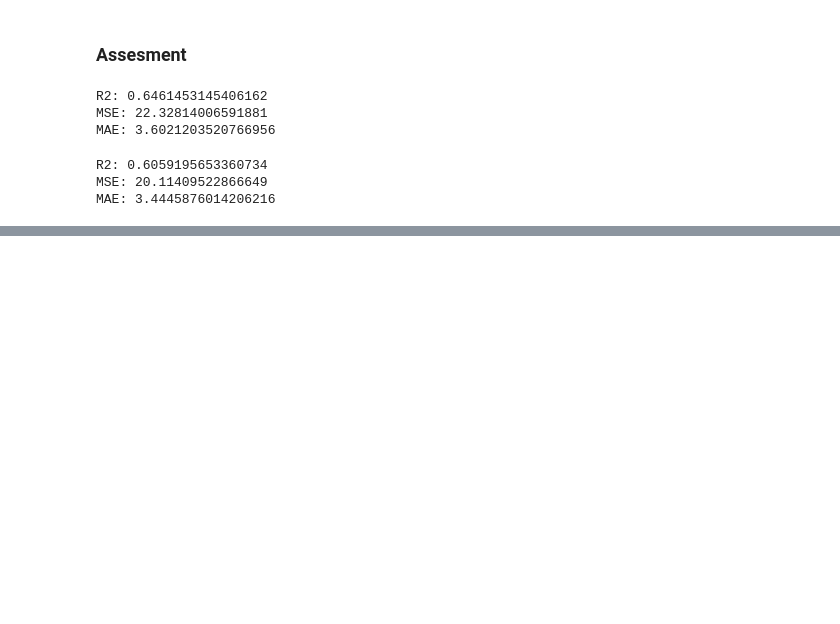
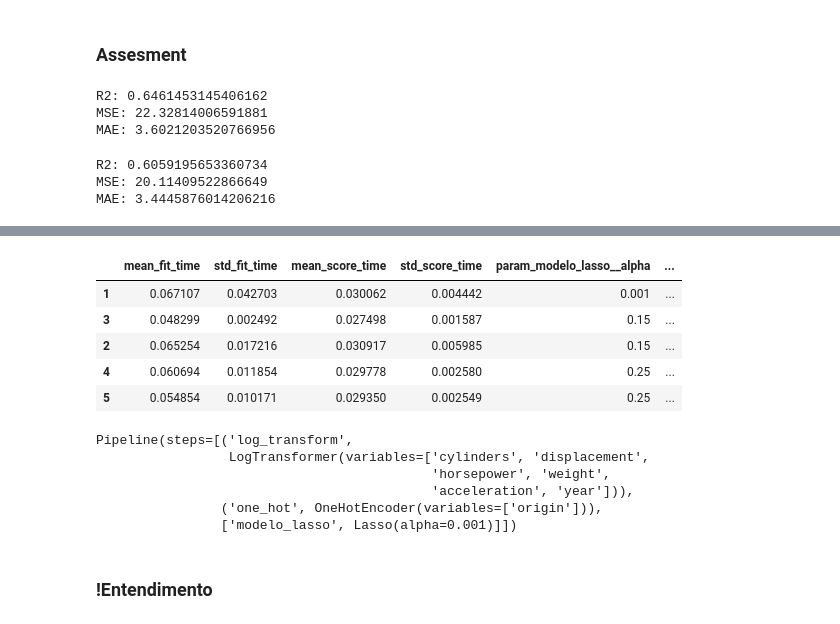
Before and after one commit to LuizAlmeida71/desafios, a Jupyter notebook: Automóveis_v1.ipynb, the cells around one changed output, grey strips where cells are left out. Drawn from its saved outputs; the diff is of its cells as text; code cells hidden in the pictures; blank space fills up the shorter version.

```diff
--- a/Automóveis_v1.ipynb
+++ b/Automóveis_v1.ipynb
@@ -134,0 +220,19 @@ MAE: 3.4445876014206216
+# %%
+from sklearn.model_selection import GridSearchCV
+
+# Definindo os valores para o grid de forma aleatória
+# O intercepto também foi testado também
+
+# !ALERTA: Essa parte eu usei o parâmetro refit para inserir outra medida de erro, além do apontando no "scoring"
+# e um Cv = 7
+
+params = {"modelo_lasso__alpha":[0.001,0.15,0.25,0.5,0.75,0.85,1],
+          "modelo_lasso__fit_intercept":[False,True]}
+
+gridcv = GridSearchCV(modelo_pipeline,
+                      params,
+                      n_jobs = -1,                         # número de núcleos do processador. -1 significa todos.
+                      cv = 7,                              # número de folds
+                      scoring = "neg_mean_squared_error")  # métrica de erro
+
+gridcv.fit(x_train, y_train)
@@ -134,0 +256,24 @@ MAE: 3.4445876014206216
+# %%
+# Checando os resultados do fit
+
+pd.DataFrame(gridcv.cv_results_).sort_values("rank_test_score").head(5)
+# %% [output]
+|  | mean_fit_time | std_fit_time | mean_score_time | std_score_time | param_modelo_lasso__alpha | ... |
+| 1 | 0.067107 | 0.042703 | 0.030062 | 0.004442 | 0.001 | ... |
+| 3 | 0.048299 | 0.002492 | 0.027498 | 0.001587 | 0.15 | ... |
+| 2 | 0.065254 | 0.017216 | 0.030917 | 0.005985 | 0.15 | ... |
+| 4 | 0.060694 | 0.011854 | 0.029778 | 0.002580 | 0.25 | ... |
+| 5 | 0.054854 | 0.010171 | 0.029350 | 0.002549 | 0.25 | ... |
+# %%
+# Para destacar o melhor pipeline
+
+gridcv.best_estimator_
+# %% [output]
+Pipeline(steps=[('log_transform',
+                 LogTransformer(variables=['cylinders', 'displacement',
+                                           'horsepower', 'weight',
+                                           'acceleration', 'year'])),
+                ('one_hot', OneHotEncoder(variables=['origin'])),
+                ['modelo_lasso', Lasso(alpha=0.001)]])
+# %% [markdown]
+### !Entendimento
```
Also changed, not shown: parts of 17 cells of this notebook.
